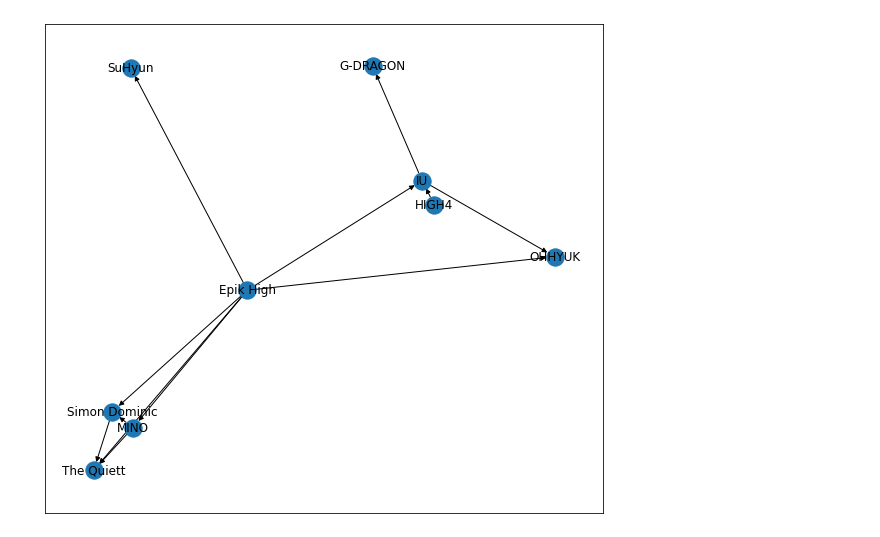
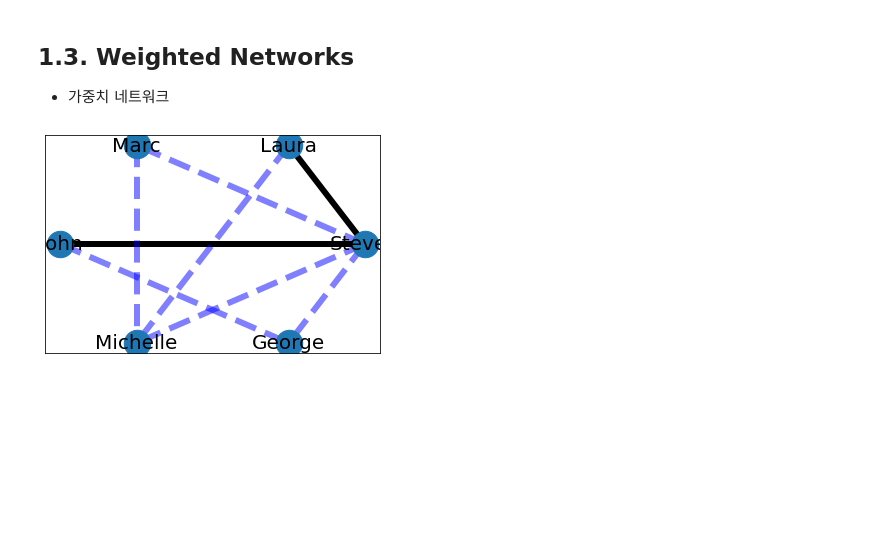
Before and after one commit to jiheon788/ajou-ba-assignments, a Jupyter notebook: HW2/소셜네트워크분석.ipynb, the cells around one changed output. Saved outputs shown, nothing was run; the diff lists cells and outputs as text; code cells hidden in the pictures; blank space fills up the shorter version.

```diff
--- a/HW2/소셜네트워크분석.ipynb
+++ b/HW2/소셜네트워크분석.ipynb
@@ -56,11 +60,42 @@ featuringDF
-# %%
-graph = nx.from_pandas_edgelist(
-    featuringDF,
-    source = 'from',
-    target = 'to',
-    edge_attr = None,
-    create_using = nx.DiGraph())
-plt.figure(figsize = (10,9))
-nx.draw_networkx(graph)
-# %% [output]
-[figure, removed]
+# %% [markdown]
+## 1.3. Weighted Networks
+* 가중치 네트워크
+# %%
+G_weighted = nx.Graph()
+
+G_weighted.add_edge('Steven',  'Laura',   weight=25)
+G_weighted.add_edge('Steven',  'Marc',    weight=8)
+G_weighted.add_edge('Steven',  'John',    weight=11)
+G_weighted.add_edge('Steven',  'Michelle',weight=1)
+G_weighted.add_edge('Laura',   'Michelle',weight=1)
+G_weighted.add_edge('Michelle','Marc',    weight=1)
+G_weighted.add_edge('George',  'John',    weight=8)
+G_weighted.add_edge('George',  'Steven',  weight=4)
+
+# 가중치 8 초과
+elarge = [(u, v) for (u, v, d) in G_weighted.edges(data=True) if d['weight'] > 8]
+# 가중치 8 이하
+esmall = [(u, v) for (u, v, d) in G_weighted.edges(data=True) if d['weight'] <= 8]
+
+# positions for all nodes
+pos = nx.circular_layout(G_weighted)
+
+# nodes
+nx.draw_networkx_nodes(G_weighted, pos, node_size=700)
+
+# edges
+nx.draw_networkx_edges(G_weighted, pos, edgelist=elarge,width=6)
+nx.draw_networkx_edges(G_weighted,
+                       pos,
+                       edgelist=esmall,
+                       width=6,
+                       alpha=0.5,
+                       edge_color='b',
+                       style='dashed')
+# labels
+nx.draw_networkx_labels(G_weighted, pos, font_size=20, font_family='sans-serif')
+
+plt.axis('on')
+plt.show()
+# %% [output]
+[figure, added]
```
Also changed, not shown: parts of 31 cells of this notebook, 2 other files.
